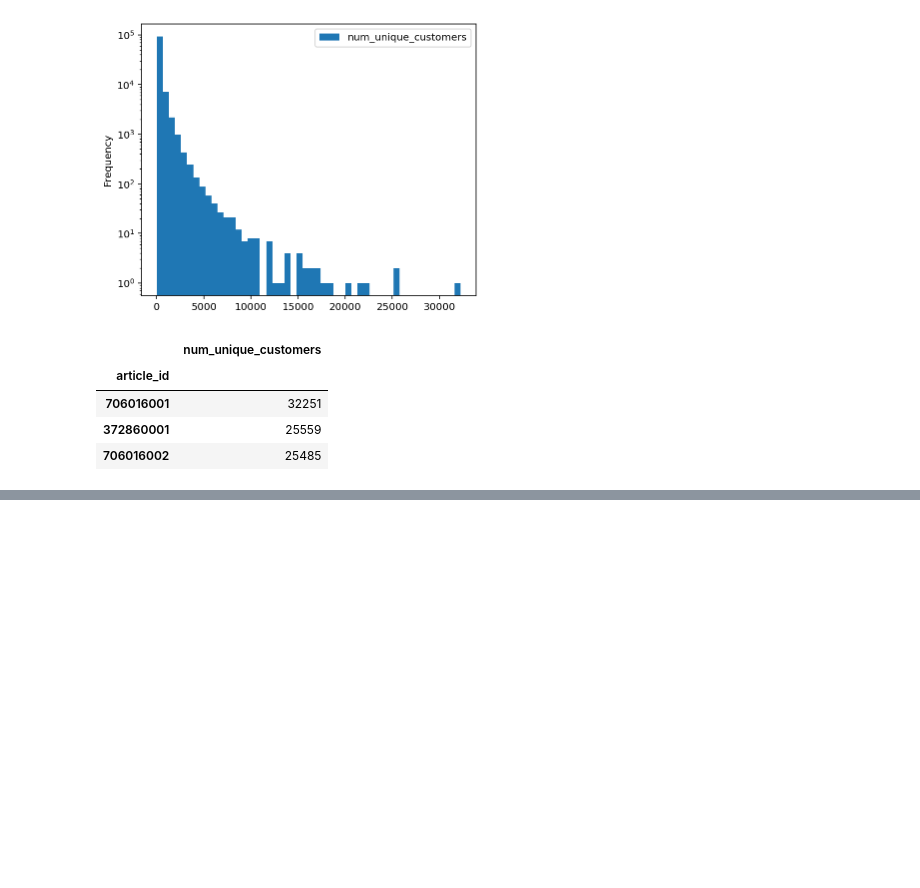
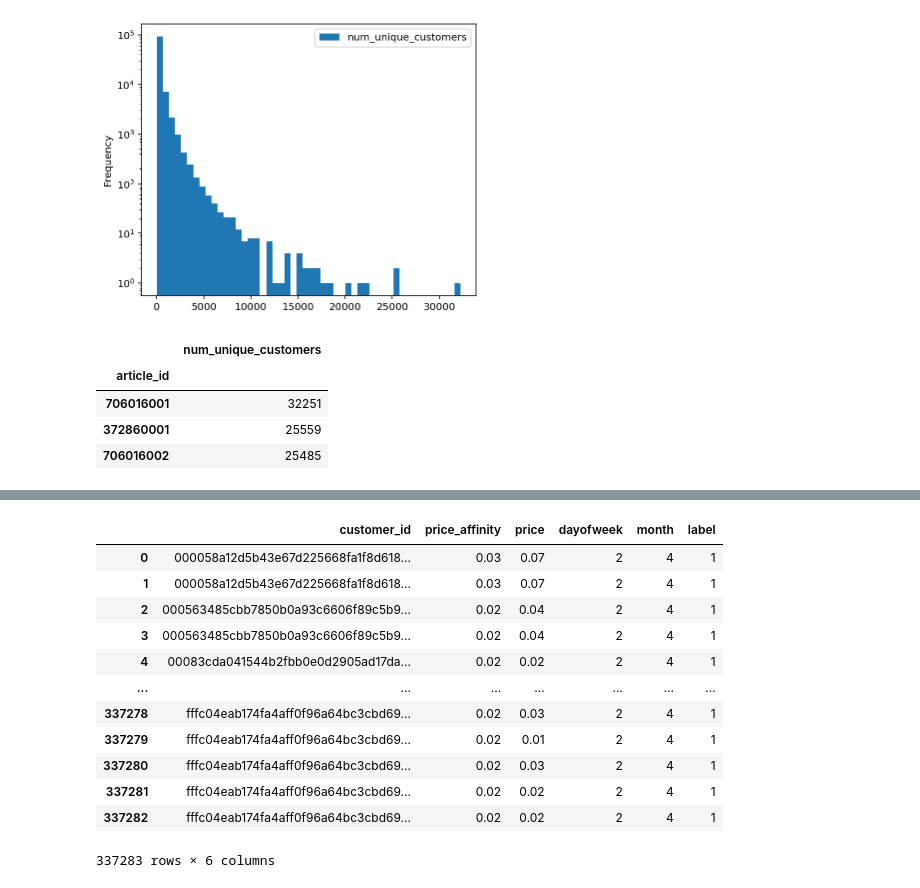
Before and after one commit to mikeczech/challenges, a Jupyter notebook: kaggle/hm_fashion_reco/notebooks/01_transactions_eda.ipynb, the cells around one changed output, grey strips where cells are left out. Saved outputs shown, nothing was run; the diff lists cells and outputs as text; code cells hidden in the pictures; blank space fills up the shorter version.

```diff
--- a/kaggle/hm_fashion_reco/notebooks/01_transactions_eda.ipynb
+++ b/kaggle/hm_fashion_reco/notebooks/01_transactions_eda.ipynb
@@ -186,0 +229,24 @@ df_article_customer.sort_values("num_unique_customers", ascending=False).head(3)
+# %%
+df_train_ground_truth.merge(
+    df_feat_price_affinity, on="customer_id", how="left"
+).assign(
+    label=1,
+    dayofweek=lambda d: d["t_dat"].min().dayofweek,
+    month=lambda d: d["t_dat"].min().month,
+)[
+    ["customer_id", "price_affinity", "price", "dayofweek", "month", "label"]
+]
+# %% [output]
+|  | customer_id | price_affinity | price | dayofweek | month | label |
+| 0 | 000058a12d5b43e67d225668fa1f8d618... | 0.03 | 0.07 | 2 | 4 | 1 |
+| 1 | 000058a12d5b43e67d225668fa1f8d618... | 0.03 | 0.07 | 2 | 4 | 1 |
+| 2 | 000563485cbb7850b0a93c6606f89c5b9... | 0.02 | 0.04 | 2 | 4 | 1 |
+| 3 | 000563485cbb7850b0a93c6606f89c5b9... | 0.02 | 0.04 | 2 | 4 | 1 |
+| 4 | 00083cda041544b2fbb0e0d2905ad17da... | 0.02 | 0.02 | 2 | 4 | 1 |
+| ... | ... | ... | ... | ... | ... | ... |
+| 337278 | fffc04eab174fa4aff0f96a64bc3cbd69... | 0.02 | 0.03 | 2 | 4 | 1 |
+| 337279 | fffc04eab174fa4aff0f96a64bc3cbd69... | 0.02 | 0.01 | 2 | 4 | 1 |
+| 337280 | fffc04eab174fa4aff0f96a64bc3cbd69... | 0.02 | 0.03 | 2 | 4 | 1 |
+| 337281 | fffc04eab174fa4aff0f96a64bc3cbd69... | 0.02 | 0.02 | 2 | 4 | 1 |
+| 337282 | fffc04eab174fa4aff0f96a64bc3cbd69... | 0.02 | 0.02 | 2 | 4 | 1 |
+337283 rows × 6 columns
```
Also changed, not shown: parts of 7 cells of this notebook, 8 other files.
